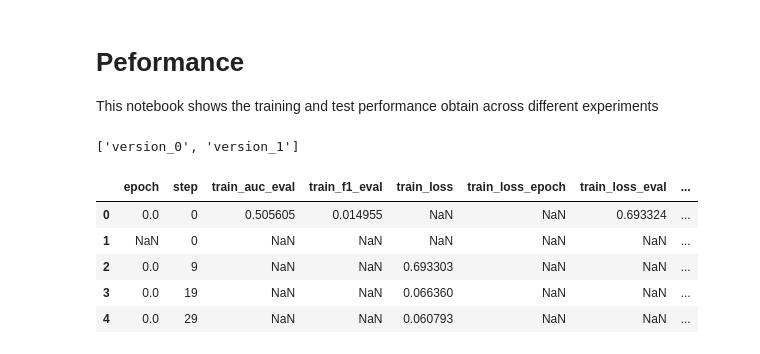
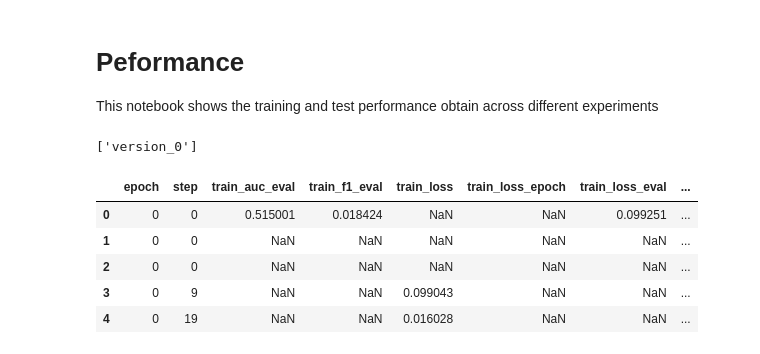
Before and after one commit to JoseFRuiz/audio-classification, a Jupyter notebook: performance.ipynb, the cells around one changed output. Drawn from its saved outputs; the diff is of its cells as text; code cells hidden in the pictures.

```diff
--- a/performance.ipynb
+++ b/performance.ipynb
@@ -7,21 +7,21 @@ import os
 import pandas as pd
 import matplotlib.pyplot as plt
 # %%
-exp_name = "gru_010"
+exp_name = "gru_012"
 print(os.listdir(os.path.join(exp_name,"metrics")))
 # %% [output]
-['version_0', 'version_1']
+['version_0']
 # %%
-pathfile = os.path.join(exp_name,"metrics","version_1","metrics.csv")
+pathfile = os.path.join(exp_name,"metrics","version_0","metrics.csv")
 df = pd.read_csv(pathfile)
 df.head(5)
 # %% [output]
 |  | epoch | step | train_auc_eval | train_f1_eval | train_loss | train_loss_epoch | train_loss_eval | ... |
-| 0 | 0.0 | 0 | 0.505605 | 0.014955 | NaN | NaN | 0.693324 | ... |
-| 1 | NaN | 0 | NaN | NaN | NaN | NaN | NaN | ... |
-| 2 | 0.0 | 9 | NaN | NaN | 0.693303 | NaN | NaN | ... |
-| 3 | 0.0 | 19 | NaN | NaN | 0.066360 | NaN | NaN | ... |
-| 4 | 0.0 | 29 | NaN | NaN | 0.060793 | NaN | NaN | ... |
+| 0 | 0 | 0 | 0.515001 | 0.018424 | NaN | NaN | 0.099251 | ... |
+| 1 | 0 | 0 | NaN | NaN | NaN | NaN | NaN | ... |
+| 2 | 0 | 0 | NaN | NaN | NaN | NaN | NaN | ... |
+| 3 | 0 | 9 | NaN | NaN | 0.099043 | NaN | NaN | ... |
+| 4 | 0 | 19 | NaN | NaN | 0.016028 | NaN | NaN | ... |
 # %%
 plt.figure(figsize=(8, 6))
 plt.subplot(511)
```
Also changed, not shown: parts of 2 cells of this notebook, 4 other files.
